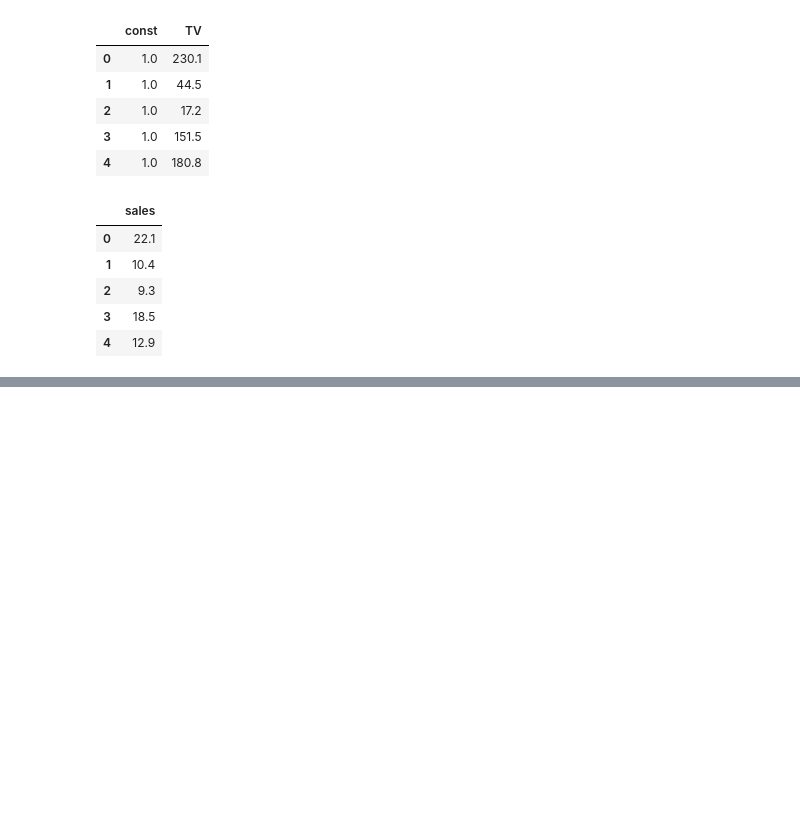
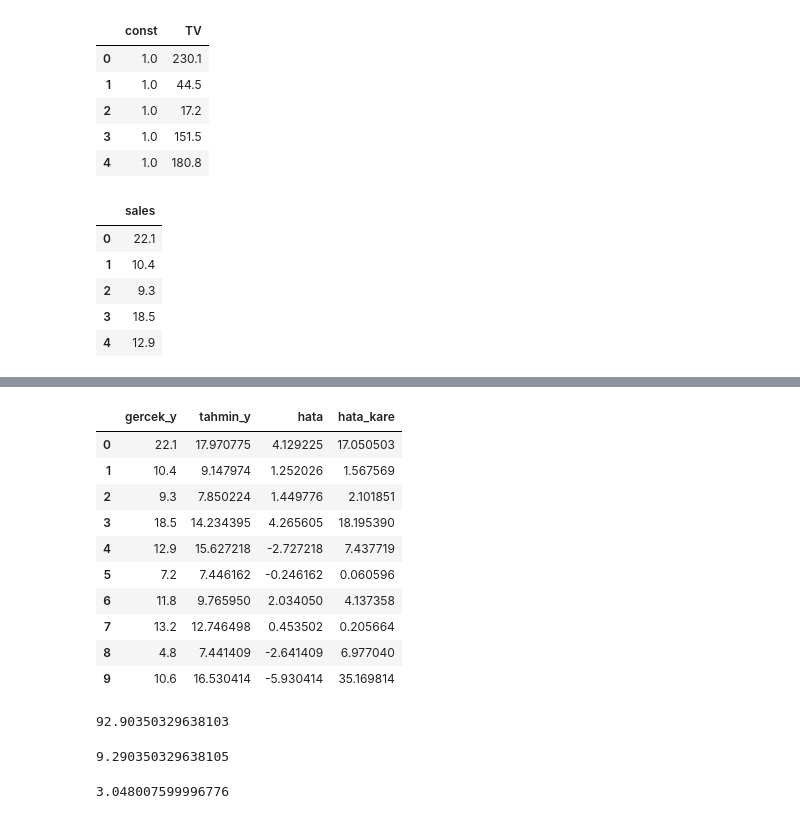
Before and after one commit to AlperenCicek/machine-learning, a Jupyter notebook: exercises/linearRegression.ipynb, the cells around one changed output, grey strips where cells are left out. Drawn from its saved outputs; the diff is of its cells as text; code cells hidden in the pictures; blank space fills up the shorter version.

```diff
--- a/exercises/linearRegression.ipynb
+++ b/exercises/linearRegression.ipynb
@@ -113,0 +257,3 @@ Warnings:
+# %%
+k_t = pd.DataFrame({"gercek_y": y[0:10],
+                   "tahmin_y": reg.predict(X)[0:10]})
@@ -113,0 +274,3 @@ Warnings:
+# %%
+k_t["hata"] = k_t["gercek_y"] - k_t["tahmin_y"]
+k_t
@@ -113,0 +289,27 @@ Warnings:
+# %%
+k_t["hata_kare"] = k_t["hata"]**2
+k_t
+# %% [output]
+|  | gercek_y | tahmin_y | hata | hata_kare |
+| 0 | 22.1 | 17.970775 | 4.129225 | 17.050503 |
+| 1 | 10.4 | 9.147974 | 1.252026 | 1.567569 |
+| 2 | 9.3 | 7.850224 | 1.449776 | 2.101851 |
+| 3 | 18.5 | 14.234395 | 4.265605 | 18.195390 |
+| 4 | 12.9 | 15.627218 | -2.727218 | 7.437719 |
+| 5 | 7.2 | 7.446162 | -0.246162 | 0.060596 |
+| 6 | 11.8 | 9.765950 | 2.034050 | 4.137358 |
+| 7 | 13.2 | 12.746498 | 0.453502 | 0.205664 |
+| 8 | 4.8 | 7.441409 | -2.641409 | 6.977040 |
+| 9 | 10.6 | 16.530414 | -5.930414 | 35.169814 |
+# %%
+np.sum(k_t["hata_kare"])
+# %% [output]
+92.90350329638103
+# %%
+np.mean(k_t["hata_kare"])
+# %% [output]
+9.290350329638105
+# %%
+np.sqrt(np.mean(k_t["hata_kare"]))
+# %% [output]
+3.048007599996776
```
Also changed, not shown: parts of 28 cells of this notebook.
